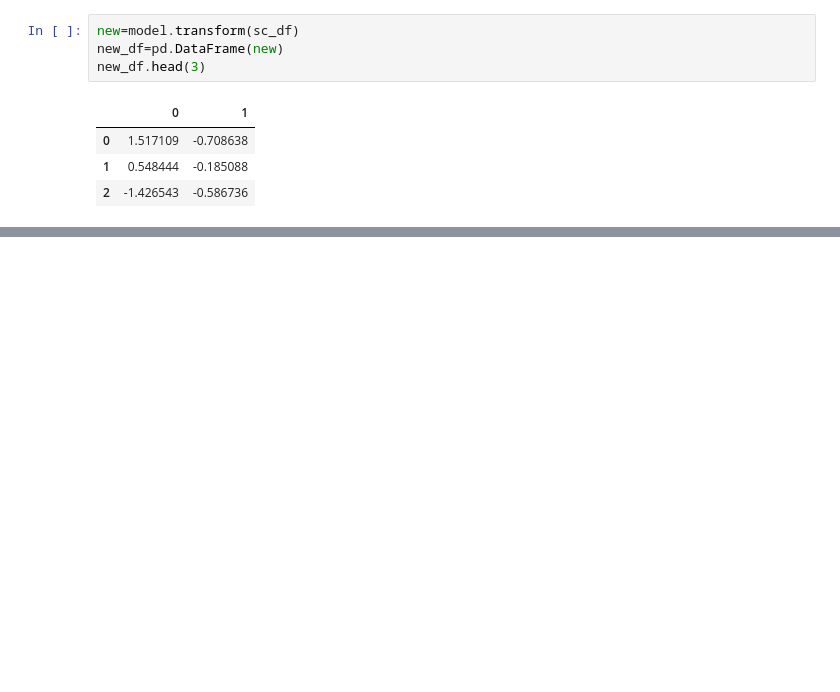
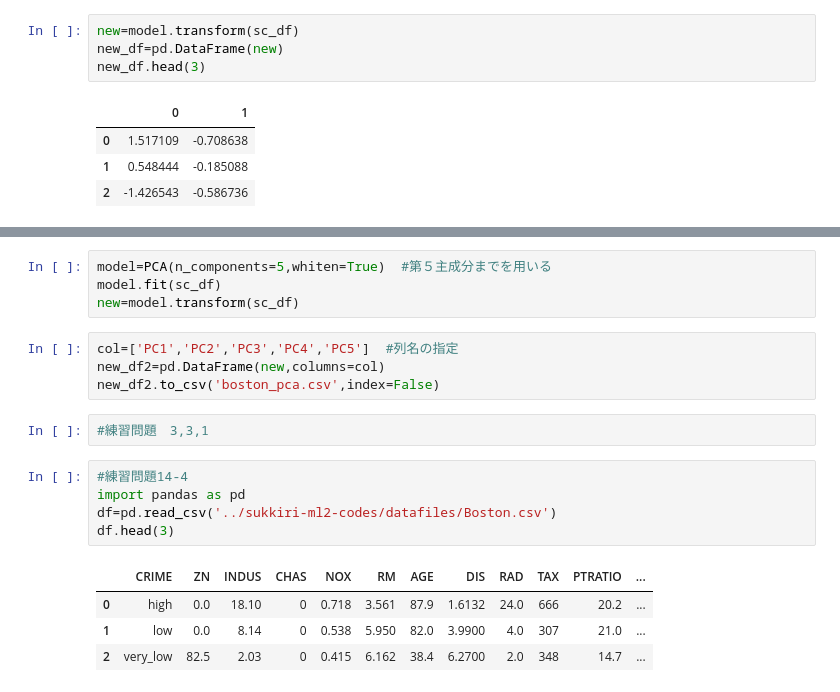
Before and after one commit to Udon-datascience/Python_machine_learning_study_log, a Jupyter notebook: study_based_on_textbook/codes（learning_analysis）/learning_analysis_20.ipynb, the cells around one changed output, grey strips where cells are left out. Drawn from its saved outputs; the diff is of its cells as text; blank space fills up the shorter version.

```diff
--- a/study_based_on_textbook/codes（learning_analysis）/learning_analysis_20.ipynb
+++ b/study_based_on_textbook/codes（learning_analysis）/learning_analysis_20.ipynb
@@ -55,0 +159,20 @@ new_df.head(3)
+# %%
+model=PCA(n_components=5,whiten=True)  #第５主成分までを用いる
+model.fit(sc_df)
+new=model.transform(sc_df)
+# %%
+col=['PC1','PC2','PC3','PC4','PC5']  #列名の指定
+new_df2=pd.DataFrame(new,columns=col)
+new_df2.to_csv('boston_pca.csv',index=False)
+# %%
+#練習問題　3,3,1
+# %%
+#練習問題14-4
+import pandas as pd
+df=pd.read_csv('../sukkiri-ml2-codes/datafiles/Boston.csv')
+df.head(3)
+# %% [output]
+|  | CRIME | ZN | INDUS | CHAS | NOX | RM | AGE | DIS | RAD | TAX | PTRATIO | ... |
+| 0 | high | 0.0 | 18.10 | 0 | 0.718 | 3.561 | 87.9 | 1.6132 | 24.0 | 666 | 20.2 | ... |
+| 1 | low | 0.0 | 8.14 | 0 | 0.538 | 5.950 | 82.0 | 3.9900 | 4.0 | 307 | 21.0 | ... |
+| 2 | very_low | 82.5 | 2.03 | 0 | 0.415 | 6.162 | 38.4 | 6.2700 | 2.0 | 348 | 14.7 | ... |
```
Also changed, not shown: parts of 9 cells of this notebook, 1 other file.
